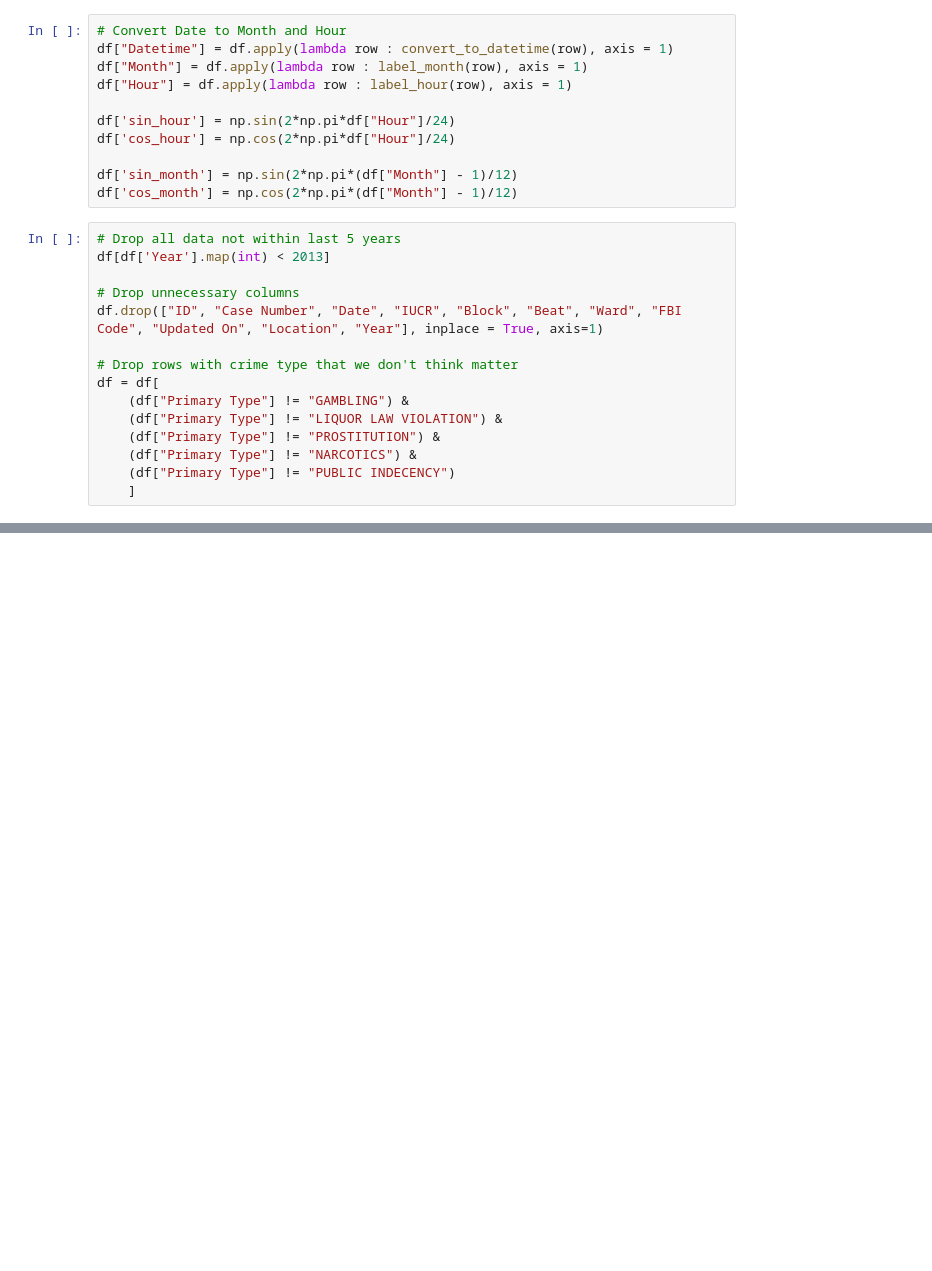
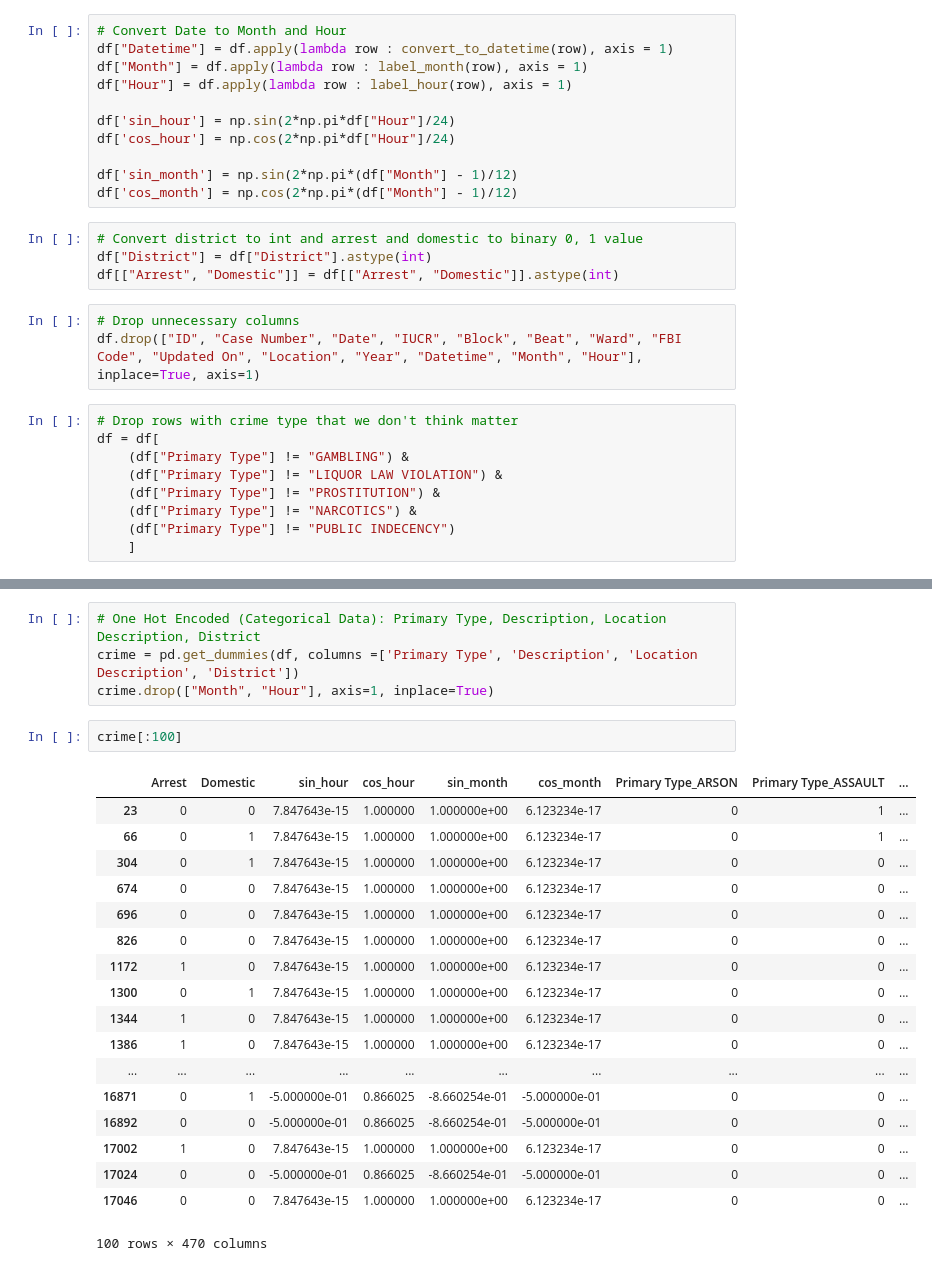
Before and after one commit to SakthivelRavi/ArrestPrediction, a Jupyter notebook: PreliminaryLogisticRegression.ipynb, the cells around one changed output, grey strips where cells are left out. Cells and saved outputs as stored; diff of their text form; blank space fills up the shorter version.

Commit message:
Fix data cleaning and vis

```diff
--- a/PreliminaryLogisticRegression.ipynb
+++ b/PreliminaryLogisticRegression.ipynb
@@ -33,13 +38,14 @@ df['cos_hour'] = np.cos(2*np.pi*df["Hour"]/24)
 
 df['sin_month'] = np.sin(2*np.pi*(df["Month"] - 1)/12)
 df['cos_month'] = np.cos(2*np.pi*(df["Month"] - 1)/12)
+# %%
+# Convert district to int and arrest and domestic to binary 0, 1 value
+df["District"] = df["District"].astype(int)
+df[["Arrest", "Domestic"]] = df[["Arrest", "Domestic"]].astype(int)
+# %%
+# Drop unnecessary columns
+df.drop(["ID", "Case Number", "Date", "IUCR", "Block", "Beat", "Ward", "FBI Code", "Updated On", "Location", "Year", "Datetime", "Month", "Hour"], inplace=True, axis=1)
 # %%
-# Drop all data not within last 5 years
-df[df['Year'].map(int) < 2013]
-
-# Drop unnecessary columns
-df.drop(["ID", "Case Number", "Date", "IUCR", "Block", "Beat", "Ward", "FBI Code", "Updated On", "Location", "Year"], inplace = True, axis=1)
-
 # Drop rows with crime type that we don't think matter
 df = df[
     (df["Primary Type"] != "GAMBLING") &
@@ -62,0 +85,25 @@ df[:100]
+# %%
+# One Hot Encoded (Categorical Data): Primary Type, Description, Location Description, District
+crime = pd.get_dummies(df, columns =['Primary Type', 'Description', 'Location Description', 'District'])
+crime.drop(["Month", "Hour"], axis=1, inplace=True)
+# %%
+crime[:100]
+# %% [output]
+|  | Arrest | Domestic | sin_hour | cos_hour | sin_month | cos_month | Primary Type_ARSON | Primary Type_ASSAULT | ... |
+| 23 | 0 | 0 | 7.847643e-15 | 1.000000 | 1.000000e+00 | 6.123234e-17 | 0 | 1 | ... |
+| 66 | 0 | 1 | 7.847643e-15 | 1.000000 | 1.000000e+00 | 6.123234e-17 | 0 | 1 | ... |
+| 304 | 0 | 1 | 7.847643e-15 | 1.000000 | 1.000000e+00 | 6.123234e-17 | 0 | 0 | ... |
+| 674 | 0 | 0 | 7.847643e-15 | 1.000000 | 1.000000e+00 | 6.123234e-17 | 0 | 0 | ... |
+| 696 | 0 | 0 | 7.847643e-15 | 1.000000 | 1.000000e+00 | 6.123234e-17 | 0 | 0 | ... |
+| 826 | 0 | 0 | 7.847643e-15 | 1.000000 | 1.000000e+00 | 6.123234e-17 | 0 | 0 | ... |
+| 1172 | 1 | 0 | 7.847643e-15 | 1.000000 | 1.000000e+00 | 6.123234e-17 | 0 | 0 | ... |
+| 1300 | 0 | 1 | 7.847643e-15 | 1.000000 | 1.000000e+00 | 6.123234e-17 | 0 | 0 | ... |
+| 1344 | 1 | 0 | 7.847643e-15 | 1.000000 | 1.000000e+00 | 6.123234e-17 | 0 | 0 | ... |
+| 1386 | 1 | 0 | 7.847643e-15 | 1.000000 | 1.000000e+00 | 6.123234e-17 | 0 | 0 | ... |
+| ... | ... | ... | ... | ... | ... | ... | ... | ... | ... |
+| 16871 | 0 | 1 | -5.000000e-01 | 0.866025 | -8.660254e-01 | -5.000000e-01 | 0 | 0 | ... |
+| 16892 | 0 | 0 | -5.000000e-01 | 0.866025 | -8.660254e-01 | -5.000000e-01 | 0 | 0 | ... |
+| 17002 | 1 | 0 | 7.847643e-15 | 1.000000 | 1.000000e+00 | 6.123234e-17 | 0 | 0 | ... |
+| 17024 | 0 | 0 | -5.000000e-01 | 0.866025 | -8.660254e-01 | -5.000000e-01 | 0 | 0 | ... |
+| 17046 | 0 | 0 | 7.847643e-15 | 1.000000 | 1.000000e+00 | 6.123234e-17 | 0 | 0 | ... |
+100 rows × 470 columns
```
Also changed, not shown: parts of 6 cells of this notebook, 1 other file.
